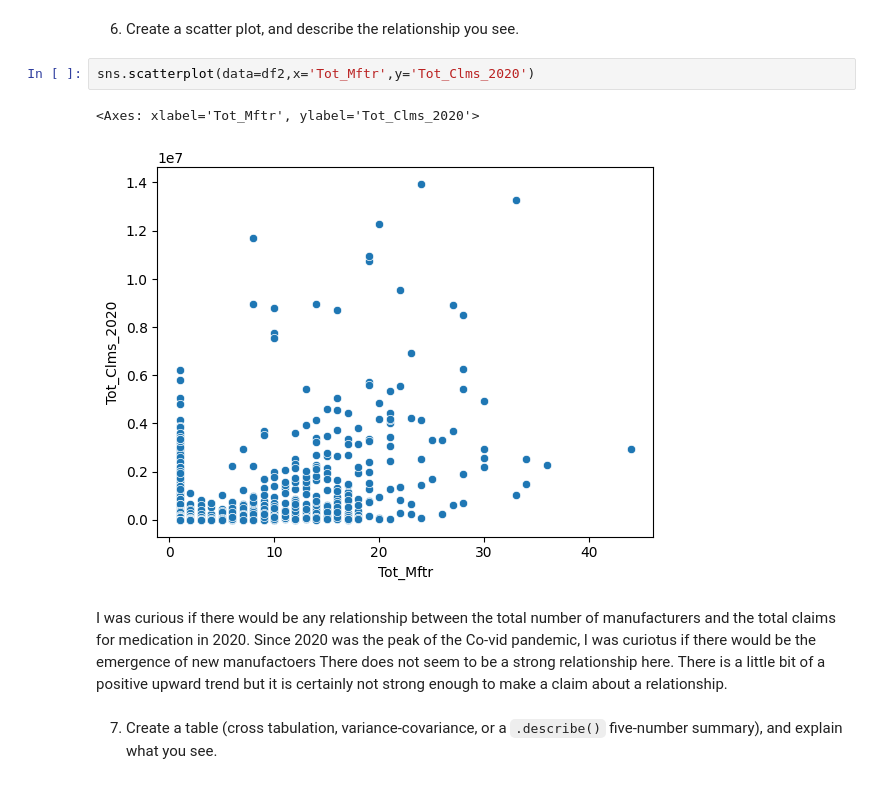
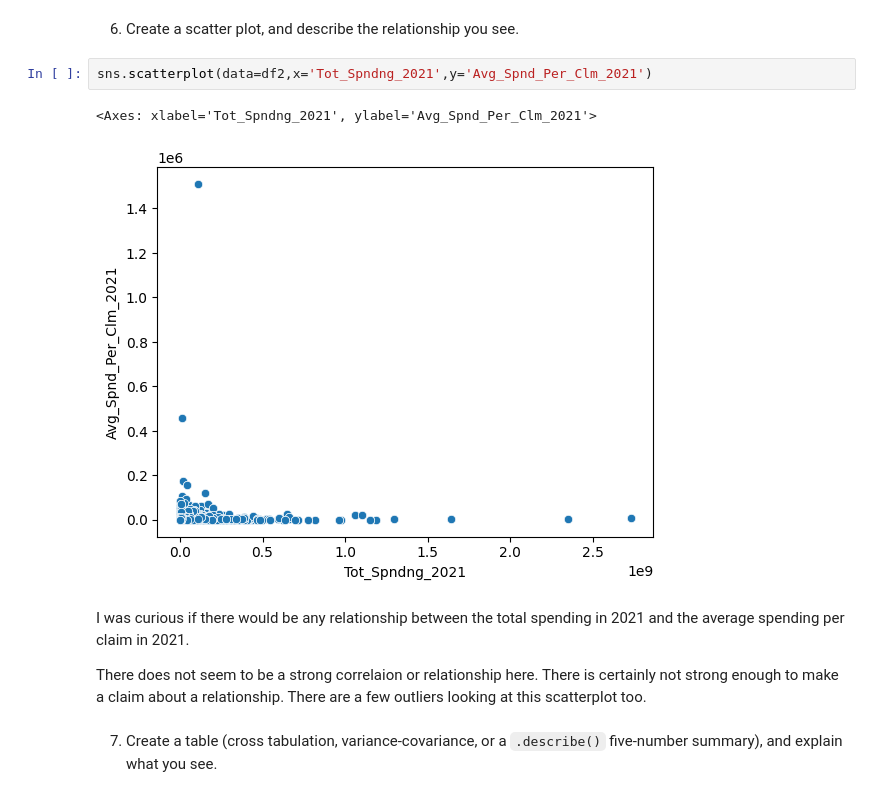
Before and after one commit to brithoang1/visualization, a Jupyter notebook: assignment/assignment.ipynb, the cells around one changed output. Saved outputs shown, nothing was run; the diff lists cells and outputs as text.

```diff
--- a/assignment/assignment.ipynb
+++ b/assignment/assignment.ipynb
@@ -370,13 +390,15 @@ Yes, the results certainly do require that I rescale them. But, I think there ar
 # %% [markdown]
 6. Create a scatter plot, and describe the relationship you see.
 # %%
-sns.scatterplot(data=df2,x='Tot_Mftr',y='Tot_Clms_2020')
+sns.scatterplot(data=df2,x='Tot_Spndng_2021',y='Avg_Spnd_Per_Clm_2021')
 # %% [output]
-<Axes: xlabel='Tot_Mftr', ylabel='Tot_Clms_2020'>
+<Axes: xlabel='Tot_Spndng_2021', ylabel='Avg_Spnd_Per_Clm_2021'>
-[figure, old version]
+[figure, new version]
 # %% [markdown]
-I was curious if there would be any relationship between the total number of manufacturers and the total claims for medication in 2020. Since 2020 was the peak of the Co-vid pandemic, I was curiotus if there would be the emergence of new manufactoers
-There does not seem to be a strong relationship here. There is a little bit of a positive upward trend but it is certainly not strong enough to make a claim about a relationship.
+I was curious if there would be any relationship between the total spending in 2021 and the average spending per claim in 2021.
+
+
+There does not seem to be a strong correlaion or relationship here. There is certainly not strong enough to make a claim about a relationship. There are a few outliers looking at this scatterplot too.
 # %% [markdown]
 7. Create a table (cross tabulation, variance-covariance, or a `.describe()` five-number summary), and explain what you see.
 # %%
```
Also changed, not shown: parts of 8 cells of this notebook.
